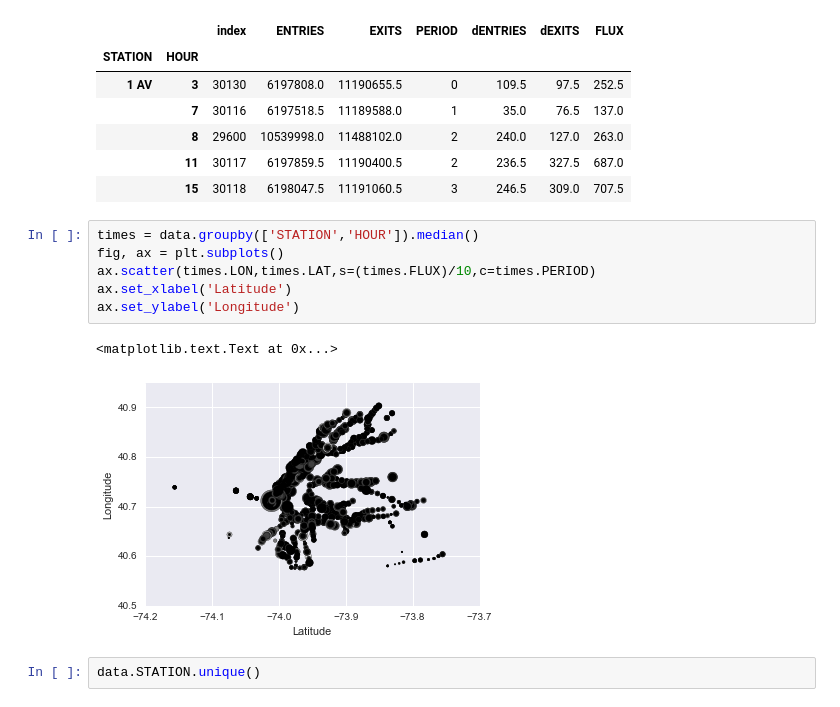
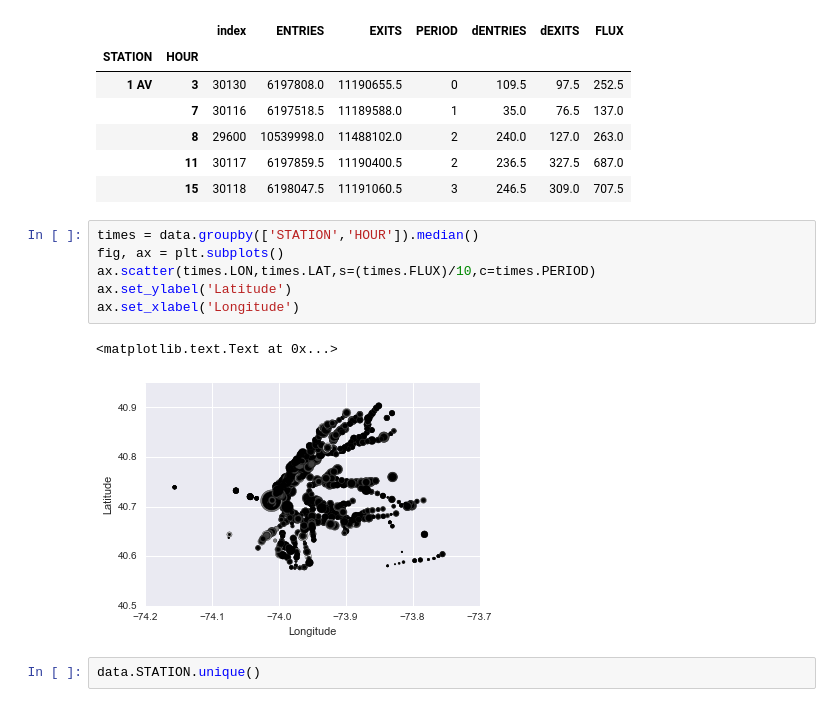
Before and after one commit to ashirwad08/MTA-data-exploration, a Jupyter notebook: MTA-data-Winter-2015-2016.ipynb, the cells around one changed output. Saved outputs shown, nothing was run; the diff lists cells and outputs as text.

```diff
--- a/MTA-data-Winter-2015-2016.ipynb
+++ b/MTA-data-Winter-2015-2016.ipynb
@@ -136,12 +136,12 @@ times.head()
 # %%
 times = data.groupby(['STATION','HOUR']).median()
 fig, ax = plt.subplots()
 ax.scatter(times.LON,times.LAT,s=(times.FLUX)/10,c=times.PERIOD)
-ax.set_xlabel('Latitude')
-ax.set_ylabel('Longitude')
+ax.set_ylabel('Latitude')
+ax.set_xlabel('Longitude')
 # %% [output]
 <matplotlib.text.Text at 0x...>
-[figure, old version]
+[figure, new version]
 # %%
 data.STATION.unique()
 # %% [output]
```
